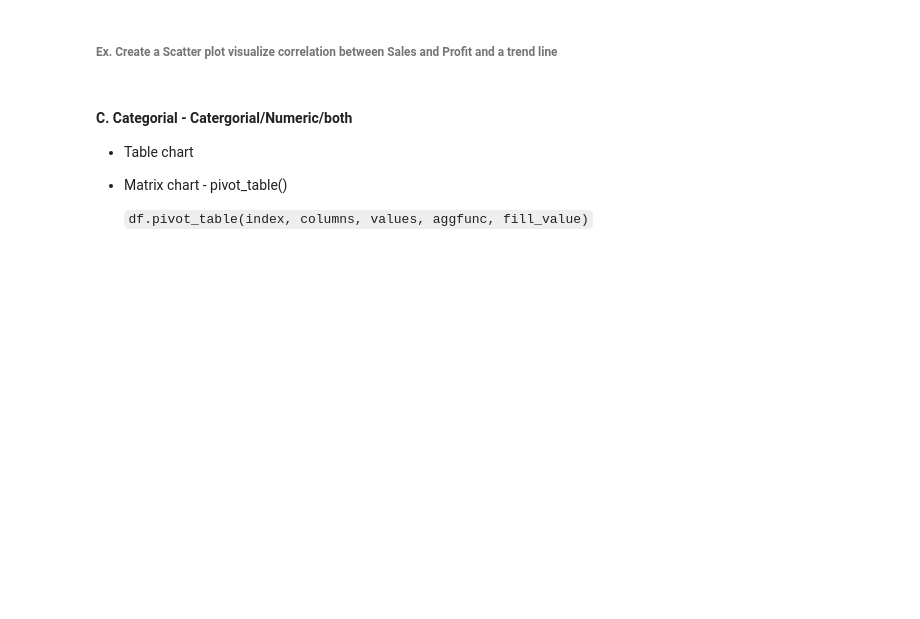
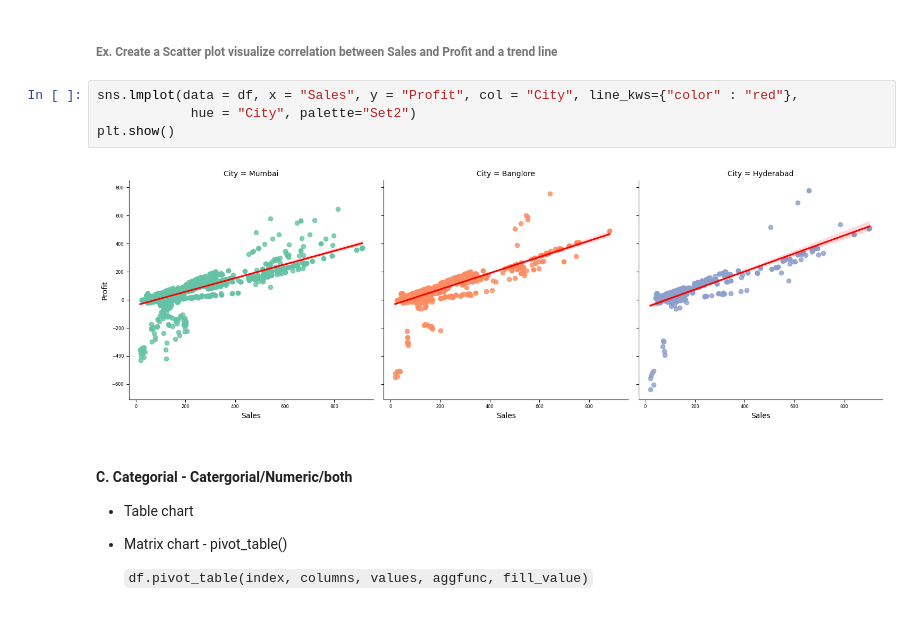
Before and after one commit to knowledge-corner/CGI_19_may_25, a Jupyter notebook: Classwork/Classwork Notebook.ipynb, the cells around one changed output. Drawn from its saved outputs; the diff is of its cells as text; blank space fills up the shorter version.

```diff
--- a/Classwork/Classwork Notebook.ipynb
+++ b/Classwork/Classwork Notebook.ipynb
@@ -2730,5 +2743,11 @@ plt.legend(fontsize = "x-small", loc = "upper right")
 # %% [markdown]
 ###### Ex. Create a Scatter plot visualize correlation between Sales and Profit and a trend line
+# %%
+sns.lmplot(data = df, x = "Sales", y = "Profit", col = "City", line_kws={"color" : "red"},
+            hue = "City", palette="Set2")
+plt.show()
+# %% [output]
+[figure, added]
 # %% [markdown]
 #### C. Categorial - Catergorial/Numeric/both
 
```
Also changed, not shown: parts of 10 cells of this notebook.
